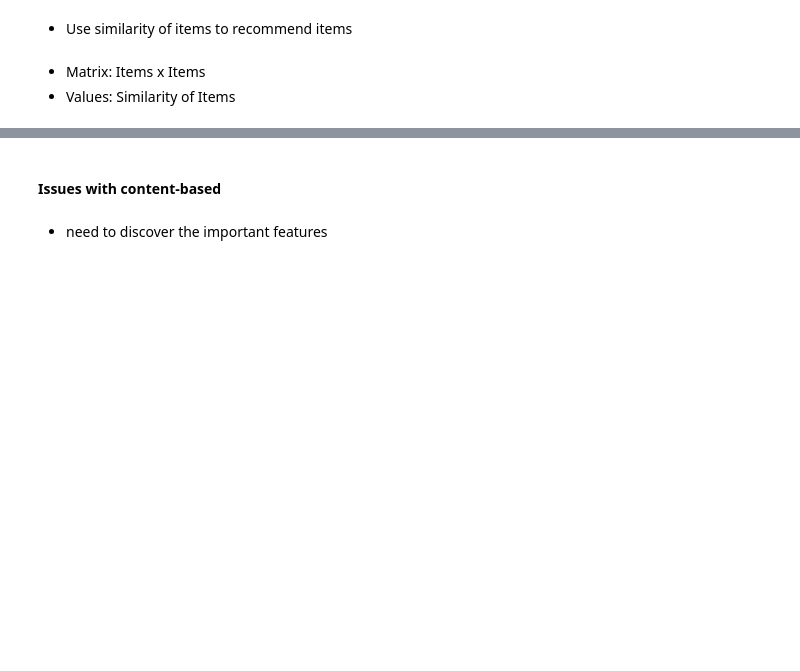
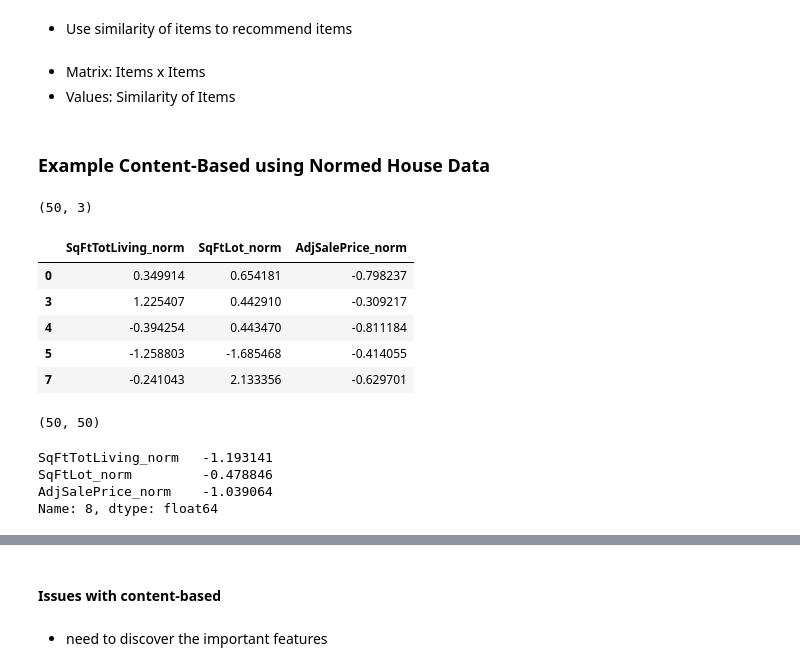
Before and after one commit to DoubleFNSN/COMSW4995_007_2018_3, a Jupyter notebook: notebooks/slides_week10_clustering_topic_modeling_recommendation_engines.ipynb, the cells around one changed output, grey strips where cells are left out. Saved outputs shown, nothing was run; the diff lists cells and outputs as text; code cells hidden in the pictures; blank space fills up the shorter version.

```diff
--- a/notebooks/slides_week10_clustering_topic_modeling_recommendation_engines.ipynb
+++ b/notebooks/slides_week10_clustering_topic_modeling_recommendation_engines.ipynb
@@ -436,3 +430,20 @@ Objective: produced a ranked list of items
 # %% [markdown]
 - Matrix: Items x Items
 - Values: Similarity of Items
+# %% [markdown]
+### Example Content-Based using Normed House Data
+# %%
+df_house = pd.read_csv('../data/house_sales_subset_normed.csv',index_col=0)
+X = df_house[['SqFtTotLiving_norm','SqFtLot_norm','AdjSalePrice_norm']].iloc[:50]
+X.shape
+# %% [output]
+(50, 3)
+# %%
+X.head()
+# %% [output]
+|  | SqFtTotLiving_norm | SqFtLot_norm | AdjSalePrice_norm |
+| 0 | 0.349914 | 0.654181 | -0.798237 |
+| 3 | 1.225407 | 0.442910 | -0.309217 |
+| 4 | -0.394254 | 0.443470 | -0.811184 |
+| 5 | -1.258803 | -1.685468 | -0.414055 |
+| 7 | -0.241043 | 2.133356 | -0.629701 |
@@ -438,0 +453,15 @@ Objective: produced a ranked list of items
+# %%
+# calculate all pairwise distances between houses
+dists = euclidean_distances(X)
+dists.shape # movie X movie
+# %% [output]
+(50, 50)
+# %%
+# find houses similar to this house
+query_idx = 5
+X.iloc[query_idx]
+# %% [output]
+SqFtTotLiving_norm   -1.193141
+SqFtLot_norm         -0.478846
+AdjSalePrice_norm    -1.039064
+Name: 8, dtype: float64
```
Also changed, not shown: parts of 11 cells of this notebook, 1 other file.
